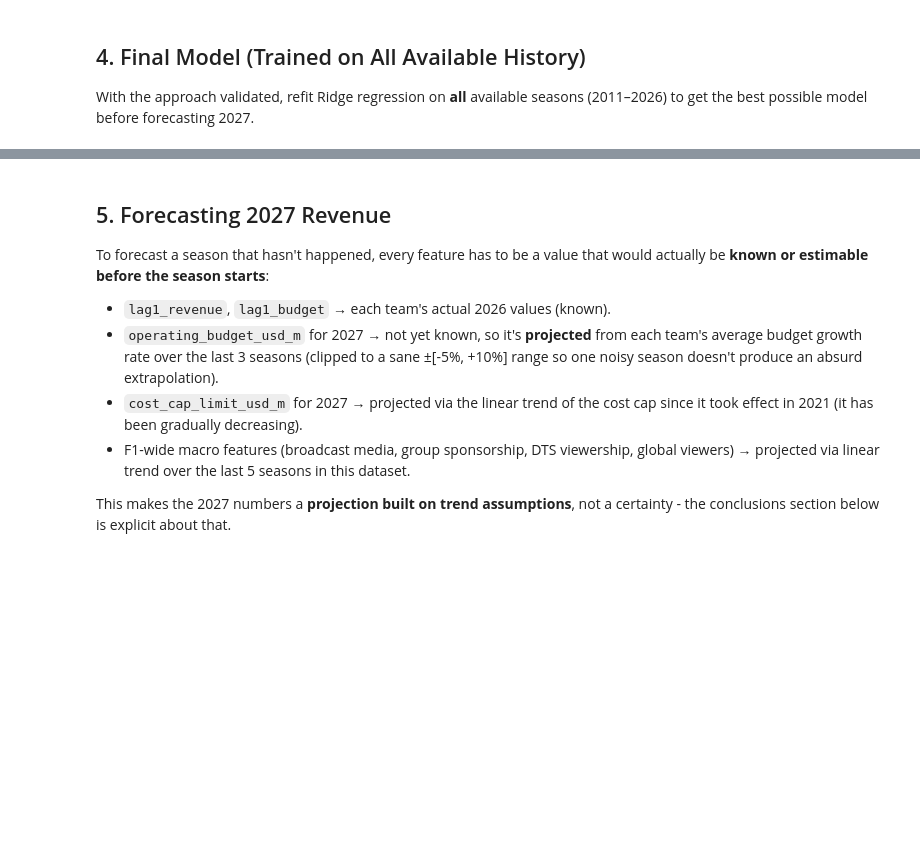
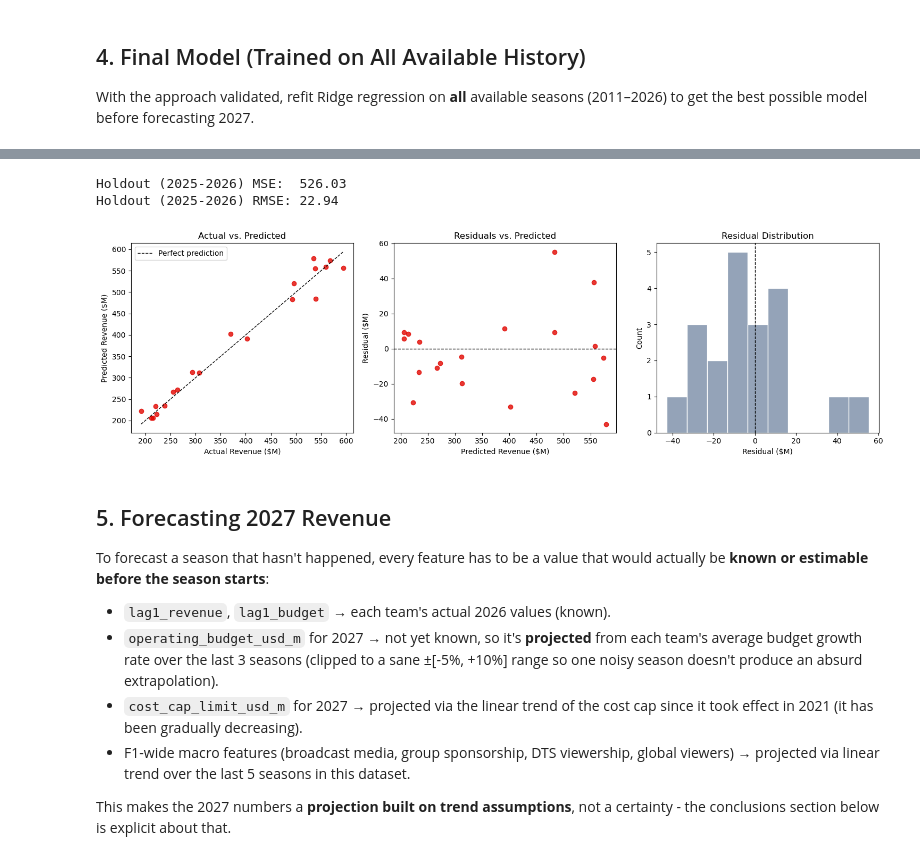
Before and after one commit to fredizenn/Statistics-and-Machine-Learning, a Jupyter notebook: Week-5/Final-Project-Examination/Revenue_Predictive_Modeling.ipynb, the cells around one changed output, grey strips where cells are left out. Cells and saved outputs as stored; diff of their text form; code cells hidden in the pictures; blank space fills up the shorter version.

```diff
--- a/Week-5/Final-Project-Examination/Revenue_Predictive_Modeling.ipynb
+++ b/Week-5/Final-Project-Examination/Revenue_Predictive_Modeling.ipynb
@@ -195,3 +260,45 @@ This is a genuinely useful modeling result, not just a technical footnote: it sa
+# %%
+holdout_model = Lasso(alpha=1, max_iter=20000)
+holdout_model.fit(X_train, y_train)
+pred_test = holdout_model.predict(X_test)
+residuals = y_test - pred_test
+
+mse_test = mean_squared_error(y_test, pred_test)
+print(f"Holdout (2025-2026) MSE:  {mse_test:.2f}")
+print(f"Holdout (2025-2026) RMSE: {mse_test**0.5:.2f}")
+
+fig, axes = plt.subplots(1, 3, figsize=(15, 4.5))
+
+# Actual vs Predicted
+axes[0].scatter(y_test, pred_test, color="#e10600", alpha=0.8)
+lims = [min(y_test.min(), pred_test.min()), max(y_test.max(), pred_test.max())]
+axes[0].plot(lims, lims, "k--", linewidth=1, label="Perfect prediction")
+axes[0].set_xlabel("Actual Revenue ($M)")
+axes[0].set_ylabel("Predicted Revenue ($M)")
+axes[0].set_title("Actual vs. Predicted")
+axes[0].legend()
+
+# Residuals vs Predicted (checks for systematic bias / heteroscedasticity)
+axes[1].scatter(pred_test, residuals, color="#e10600", alpha=0.8)
+axes[1].axhline(0, color="k", linestyle="--", linewidth=1)
+axes[1].set_xlabel("Predicted Revenue ($M)")
+axes[1].set_ylabel("Residual ($M)")
+axes[1].set_title("Residuals vs. Predicted")
+
+# Residual distribution
+axes[2].hist(residuals, bins=10, color="#94a3b8", edgecolor="white")
+axes[2].axvline(0, color="k", linestyle="--", linewidth=1)
+axes[2].set_xlabel("Residual ($M)")
+axes[2].set_ylabel("Count")
+axes[2].set_title("Residual Distribution")
+
+plt.tight_layout()
+plt.savefig("residual_analysis.png", dpi=150)
+plt.show()
+# %% [output]
+Holdout (2025-2026) MSE:  526.03
+Holdout (2025-2026) RMSE: 22.94
+[figure, added]
 # %% [markdown]
 ## 5. Forecasting 2027 Revenue
 
```
Also changed, not shown: parts of 12 cells of this notebook, 2 other files.
